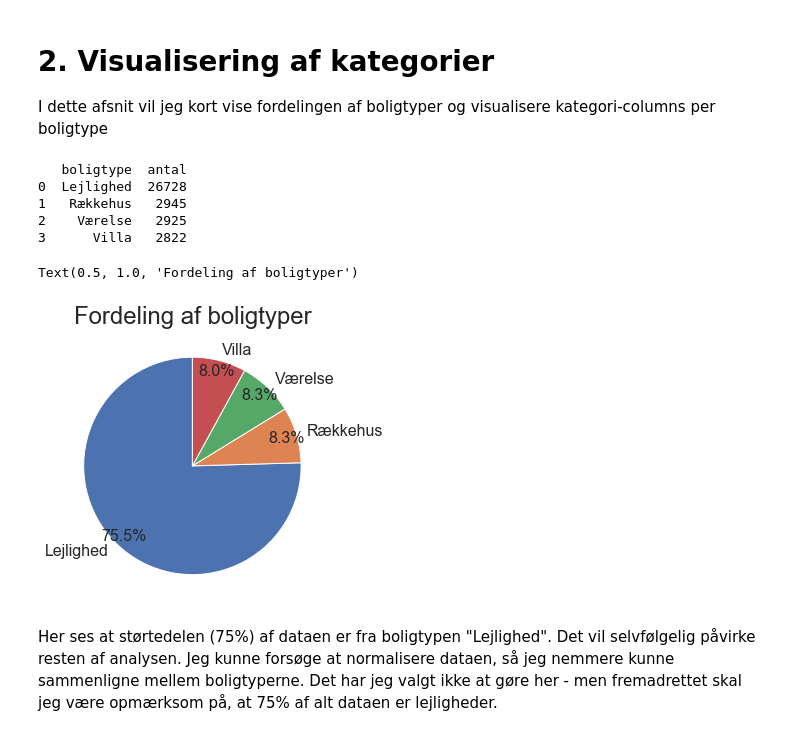
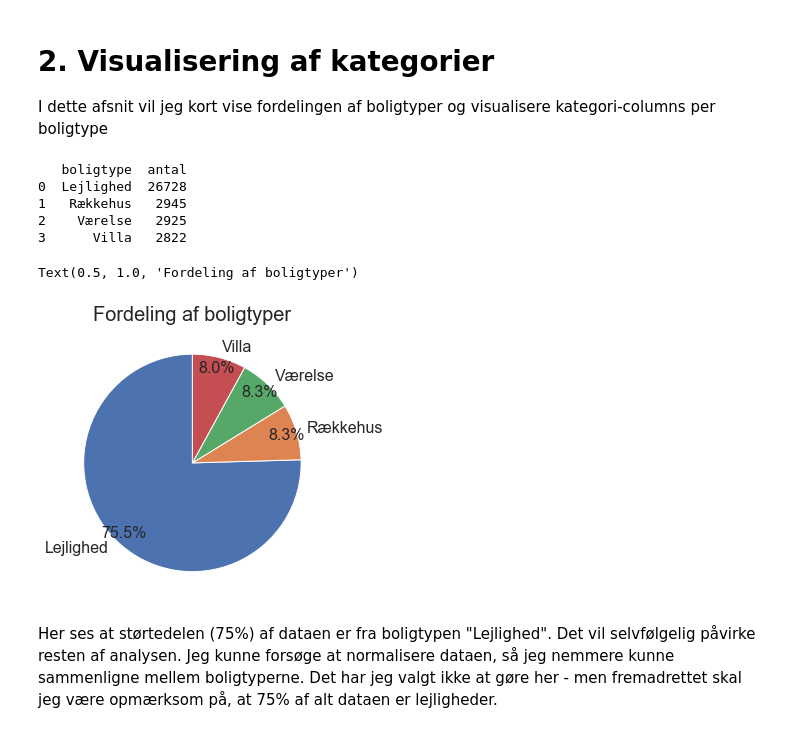
Before and after one commit to MadsJC/Bolig-site-analyse, a Jupyter notebook: PYTHON - Exploratory Data Analysis (EDA).ipynb, the cells around one changed output. Cells and saved outputs as stored; diff of their text form; code cells hidden in the pictures.

```diff
--- a/PYTHON - Exploratory Data Analysis (EDA).ipynb
+++ b/PYTHON - Exploratory Data Analysis (EDA).ipynb
@@ -70,18 +70,18 @@ I dette afsnit vil jeg kort vise fordelingen af boligtyper og visualisere katego
 # %%
 df_valuecounts_boligtyper = df['boligtype'].value_counts().reset_index().rename(columns={'index':'boligtype', 'boligtype':'antal'})
 print(df_valuecounts_boligtyper)
 plt.figure(figsize=(6,5))
 plt.pie(x=df_valuecounts_boligtyper['antal'], labels=df_valuecounts_boligtyper['boligtype'], pctdistance=0.9,
                   autopct='%1.1f%%', startangle=90, textprops={'fontsize': 16})
-plt.title('Fordeling af boligtyper', fontsize=24)
+plt.title('Fordeling af boligtyper', fontsize=20)
 # %% [output]
    boligtype  antal
 0  Lejlighed  26728
 1   Rækkehus   2945
 2    Værelse   2925
 3      Villa   2822
 Text(0.5, 1.0, 'Fordeling af boligtyper')
-[figure, old version]
+[figure, new version]
 # %% [markdown]
 Her ses at størtedelen (75%) af dataen er fra boligtypen "Lejlighed". Det vil selvfølgelig påvirke resten af analysen. Jeg kunne forsøge at normalisere dataen, så jeg nemmere kunne sammenligne mellem boligtyperne.
 Det har jeg valgt ikke at gøre her - men fremadrettet skal jeg være opmærksom på, at 75% af alt dataen er lejligheder.
```
Also changed, not shown: parts of 7 cells of this notebook.
